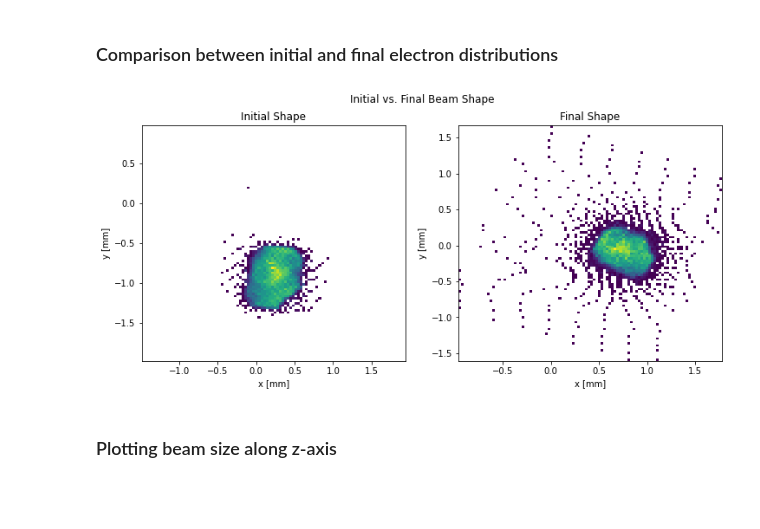
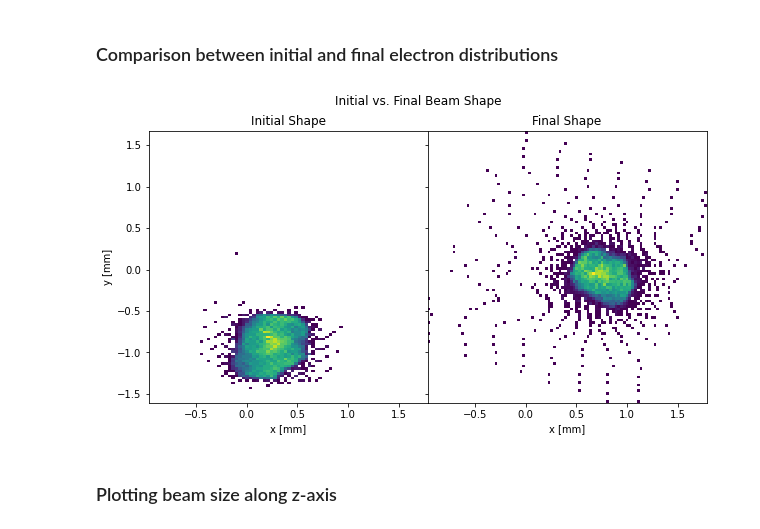
Before and after one commit to slaclab/xta, a Jupyter notebook: astra/vcc_laser.ipynb, the cells around one changed output. Cells and saved outputs as stored; diff of their text form; code cells hidden in the pictures; blank space fills up the shorter version.

Commit message:
More adjustments to comparison plots

```diff
--- a/astra/vcc_laser.ipynb
+++ b/astra/vcc_laser.ipynb
@@ -240,27 +240,28 @@ plt.savefig(f'plots/final_electron_dist/{tumor_name}.jpg', dpi=300, bbox_inches=
 ### Comparison between initial and final electron distributions
 # %%
 #Super plot
-fig, plots = plt.subplots(1, 2, figsize=(12, 5))
+fig, plots = plt.subplots(1, 2, figsize=(10, 5), sharex=True, sharey=True)
+fig.subplots_adjust(wspace=0)
 
 #Initial Plot
 initialxy = plt.subplot(1,2,1)
 plt.hist2d(astradist['x']*10**3, astradist['y']*10**3, num_bins, facecolor='blue', cmin=2)
 plots[0].set(title='Initial Shape', xlabel='x [mm]', ylabel='y [mm]')
 
 #Final plot
 finalxy = plt.subplot(1,2,2)
 xtapart = xta.particles[-1]
 num_bins = 100
 plt.hist2d(xtapart.x*10**3, xtapart.y*10**3, num_bins, facecolor='blue', cmin=1)
-plots[1].set(title='Final Shape', xlabel='x [mm]', ylabel='y [mm]')
+plots[1].set(title='Final Shape', xlabel='x [mm]')
 
 
 plt.suptitle("Initial vs. Final Beam Shape")
-plt.tight_layout
+#plt.tight_layout
 
 plt.savefig(f'plots/compare_dist/{tumor_name}.jpg', dpi=300, bbox_inches='tight')
 # %% [output]
-[figure, old version]
+[figure, new version]
 # %%
 #len(xta.particles)
 # %% [markdown]
```
Also changed, not shown: 1 other file.
